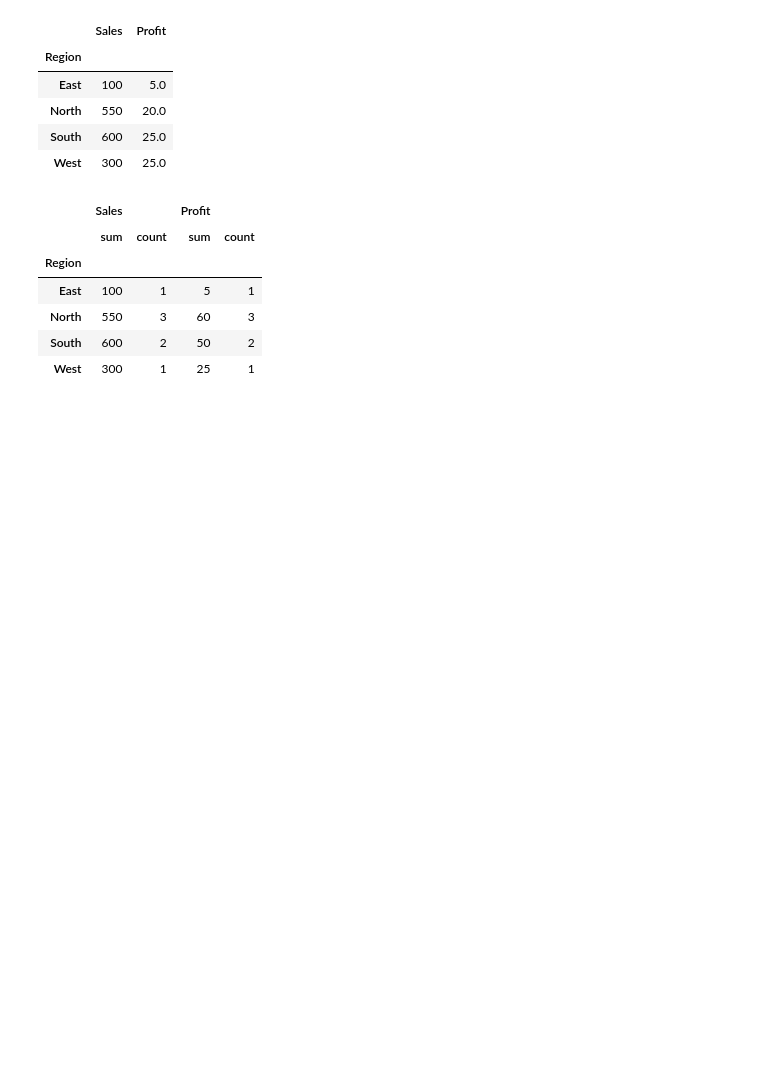
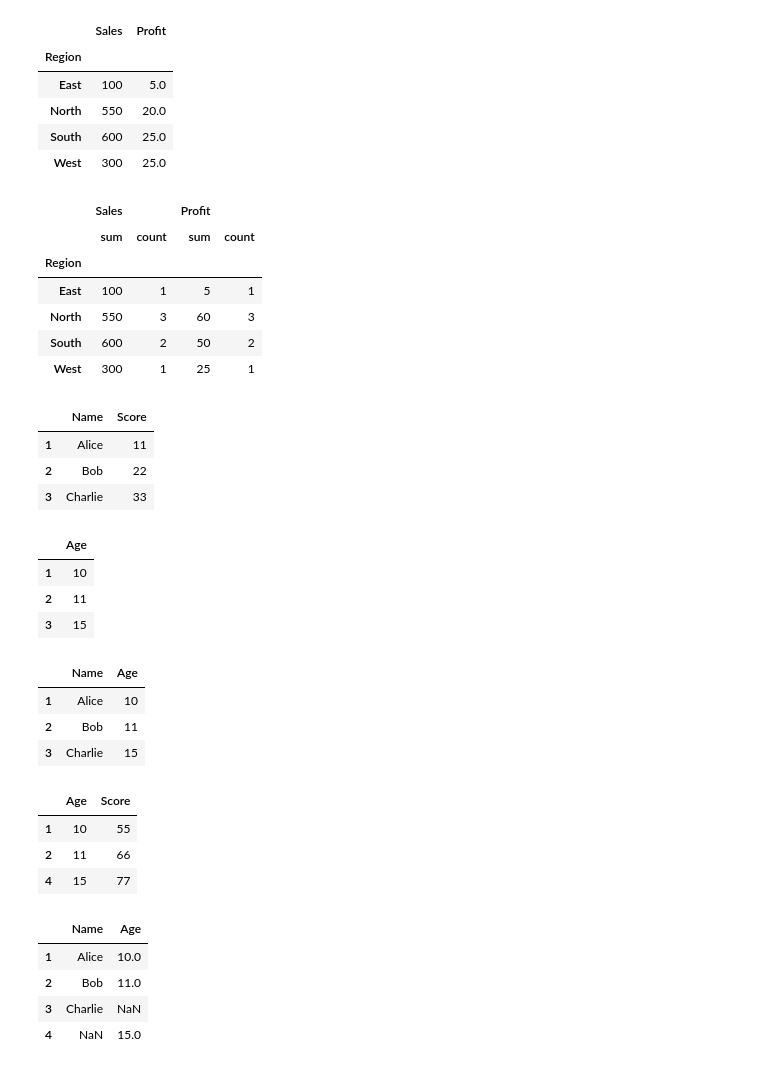
Before and after one commit to mohitsingh109/Learning-Python-March, a Jupyter notebook: Pandas.ipynb, the cells around one changed output. Cells and saved outputs as stored; diff of their text form; code cells hidden in the pictures; blank space fills up the shorter version.

```diff
--- a/Pandas.ipynb
+++ b/Pandas.ipynb
@@ -1208,0 +1216,49 @@ grouped
+# %%
+df1 = pd.DataFrame({
+    'Name': ['Alice', 'Bob', 'Charlie'],
+    'Score': [11, 22, 33]
+}, index=[1, 2, 3])
+df1
+# %% [output]
+|  | Name | Score |
+| 1 | Alice | 11 |
+| 2 | Bob | 22 |
+| 3 | Charlie | 33 |
+# %%
+df2 = pd.DataFrame({
+    'Age': [10, 11, 15],
+}, index=[1, 2, 3])
+df2
+# %% [output]
+|  | Age |
+| 1 | 10 |
+| 2 | 11 |
+| 3 | 15 |
+# %%
+result = df1.join(df2)
+result
+# %% [output]
+|  | Name | Age |
+| 1 | Alice | 10 |
+| 2 | Bob | 11 |
+| 3 | Charlie | 15 |
+# %%
+df2 = pd.DataFrame({
+    'Age': [10, 11, 15],
+    'Score': [55, 66, 77]
+}, index=[1, 2, 4])
+df2
+# %% [output]
+|  | Age | Score |
+| 1 | 10 | 55 |
+| 2 | 11 | 66 |
+| 4 | 15 | 77 |
+# %%
+result = df1.join(df2, how='outer')
+result
+# %% [output]
+|  | Name | Age |
+| 1 | Alice | 10.0 |
+| 2 | Bob | 11.0 |
+| 3 | Charlie | NaN |
+| 4 | NaN | 15.0 |
```
Also changed, not shown: parts of 12 cells of this notebook, 1 other file.
